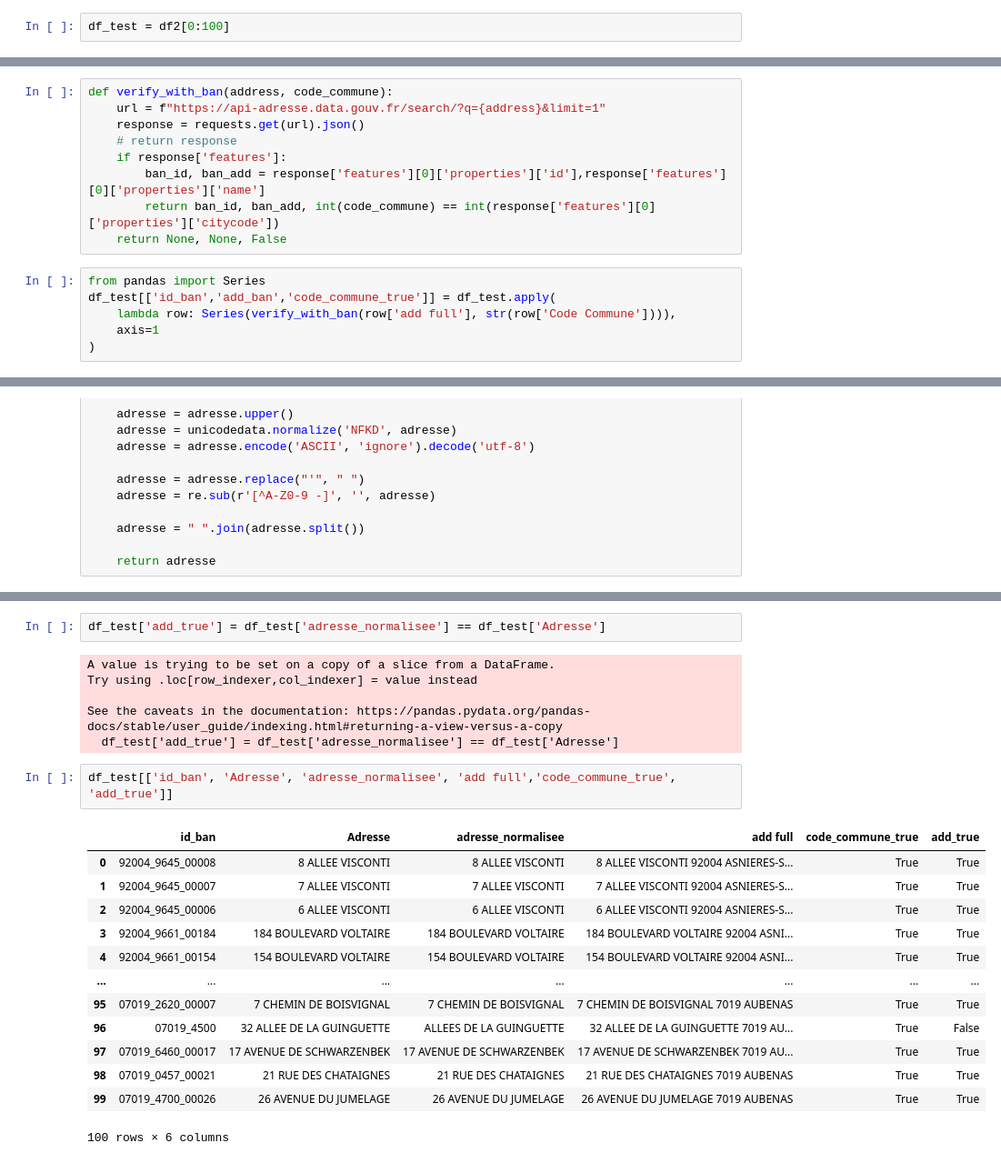
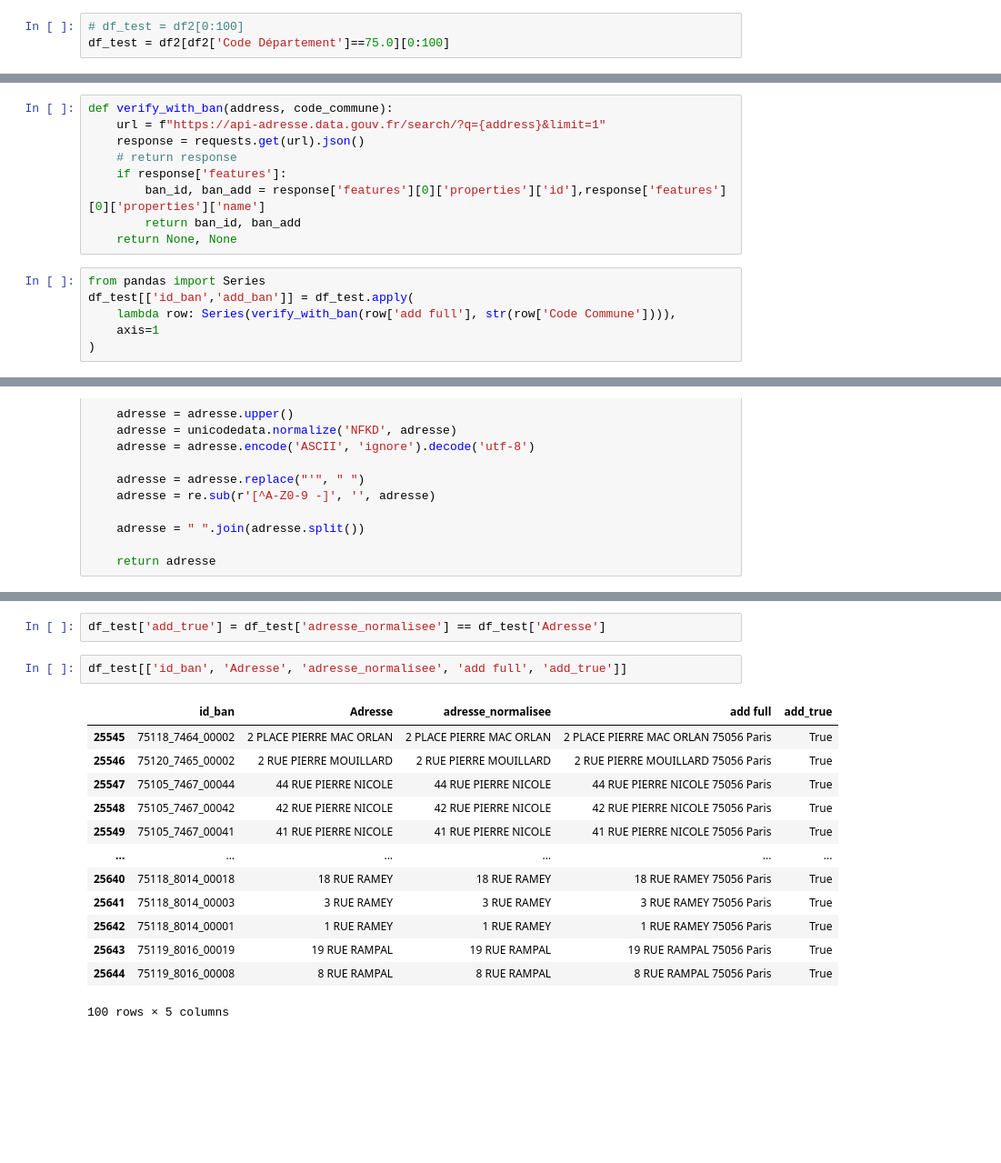
Before and after one commit to FeedAFish/Nov_ODU, a Jupyter notebook: test.ipynb, the cells around one changed output, grey strips where cells are left out. Shown at 91% size. Drawn from its saved outputs; the diff is of its cells as text; blank space fills up the shorter version.

Commit message:
address verify within Paris

```diff
--- a/test.ipynb
+++ b/test.ipynb
@@ -88,7 +88,8 @@ from pandas import read_csv
 # %%
 df2 = read_csv('.data/conso.csv', sep=';')
 # %%
-df_test = df2[0:100]
+# df_test = df2[0:100]
+df_test = df2[df2['Code Département']==75.0][0:100]
 # %%
 df_test.head()
 # %% [output]
@@ -133,11 +128,11 @@ def verify_with_ban(address, code_commune):
     # return response
     if response['features']:
         ban_id, ban_add = response['features'][0]['properties']['id'],response['features'][0]['properties']['name']
-        return ban_id, ban_add, int(code_commune) == int(response['features'][0]['properties']['citycode'])
-    return None, None, False
+        return ban_id, ban_add
+    return None, None
 # %%
 from pandas import Series
-df_test[['id_ban','add_ban','code_commune_true']] = df_test.apply(
+df_test[['id_ban','add_ban']] = df_test.apply(
     lambda row: Series(verify_with_ban(row['add full'], str(row['Code Commune']))),
     axis=1
 )
@@ -261,24 +225,18 @@ df_test[['id_ban', 'add_ban', 'adresse_normalisee', 'add full','code_commune_tru
 # %%
 df_test['add_true'] = df_test['adresse_normalisee'] == df_test['Adresse']
-# %% [output]
-A value is trying to be set on a copy of a slice from a DataFrame.
-Try using .loc[row_indexer,col_indexer] = value instead
-
-See the caveats in the documentation: https://pandas.pydata.org/pandas-docs/stable/user_guide/indexing.html#returning-a-view-versus-a-copy
-  df_test['add_true'] = df_test['adresse_normalisee'] == df_test['Adresse']
 # %%
-df_test[['id_ban', 'Adresse', 'adresse_normalisee', 'add full','code_commune_true', 'add_true']]
+df_test[['id_ban', 'Adresse', 'adresse_normalisee', 'add full', 'add_true']]
 # %% [output]
-|  | id_ban | Adresse | adresse_normalisee | add full | code_commune_true | add_true |
-| 0 | 92004_9645_00008 | 8 ALLEE VISCONTI | 8 ALLEE VISCONTI | 8 ALLEE VISCONTI 92004 ASNIERES-S... | True | True |
-| 1 | 92004_9645_00007 | 7 ALLEE VISCONTI | 7 ALLEE VISCONTI | 7 ALLEE VISCONTI 92004 ASNIERES-S... | True | True |
-| 2 | 92004_9645_00006 | 6 ALLEE VISCONTI | 6 ALLEE VISCONTI | 6 ALLEE VISCONTI 92004 ASNIERES-S... | True | True |
-| 3 | 92004_9661_00184 | 184 BOULEVARD VOLTAIRE | 184 BOULEVARD VOLTAIRE | 184 BOULEVARD VOLTAIRE 92004 ASNI... | True | True |
-| 4 | 92004_9661_00154 | 154 BOULEVARD VOLTAIRE | 154 BOULEVARD VOLTAIRE | 154 BOULEVARD VOLTAIRE 92004 ASNI... | True | True |
-| ... | ... | ... | ... | ... | ... | ... |
-| 95 | 07019_2620_00007 | 7 CHEMIN DE BOISVIGNAL | 7 CHEMIN DE BOISVIGNAL | 7 CHEMIN DE BOISVIGNAL 7019 AUBENAS | True | True |
-| 96 | 07019_4500 | 32 ALLEE DE LA GUINGUETTE | ALLEES DE LA GUINGUETTE | 32 ALLEE DE LA GUINGUETTE 7019 AU... | True | False |
-| 97 | 07019_6460_00017 | 17 AVENUE DE SCHWARZENBEK | 17 AVENUE DE SCHWARZENBEK | 17 AVENUE DE SCHWARZENBEK 7019 AU... | True | True |
-| 98 | 07019_0457_00021 | 21 RUE DES CHATAIGNES | 21 RUE DES CHATAIGNES | 21 RUE DES CHATAIGNES 7019 AUBENAS | True | True |
-| 99 | 07019_4700_00026 | 26 AVENUE DU JUMELAGE | 26 AVENUE DU JUMELAGE | 26 AVENUE DU JUMELAGE 7019 AUBENAS | True | True |
+|  | id_ban | Adresse | adresse_normalisee | add full | add_true |
+| 25545 | 75118_7464_00002 | 2 PLACE PIERRE MAC ORLAN | 2 PLACE PIERRE MAC ORLAN | 2 PLACE PIERRE MAC ORLAN 75056 Paris | True |
+| 25546 | 75120_7465_00002 | 2 RUE PIERRE MOUILLARD | 2 RUE PIERRE MOUILLARD | 2 RUE PIERRE MOUILLARD 75056 Paris | True |
+| 25547 | 75105_7467_00044 | 44 RUE PIERRE NICOLE | 44 RUE PIERRE NICOLE | 44 RUE PIERRE NICOLE 75056 Paris | True |
+| 25548 | 75105_7467_00042 | 42 RUE PIERRE NICOLE | 42 RUE PIERRE NICOLE | 42 RUE PIERRE NICOLE 75056 Paris | True |
+| 25549 | 75105_7467_00041 | 41 RUE PIERRE NICOLE | 41 RUE PIERRE NICOLE | 41 RUE PIERRE NICOLE 75056 Paris | True |
+| ... | ... | ... | ... | ... | ... |
+| 25640 | 75118_8014_00018 | 18 RUE RAMEY | 18 RUE RAMEY | 18 RUE RAMEY 75056 Paris | True |
+| 25641 | 75118_8014_00003 | 3 RUE RAMEY | 3 RUE RAMEY | 3 RUE RAMEY 75056 Paris | True |
+| 25642 | 75118_8014_00001 | 1 RUE RAMEY | 1 RUE RAMEY | 1 RUE RAMEY 75056 Paris | True |
+| 25643 | 75119_8016_00019 | 19 RUE RAMPAL | 19 RUE RAMPAL | 19 RUE RAMPAL 75056 Paris | True |
+| 25644 | 75119_8016_00008 | 8 RUE RAMPAL | 8 RUE RAMPAL | 8 RUE RAMPAL 75056 Paris | True |
-100 rows × 6 columns
+100 rows × 5 columns
```
Also changed, not shown: parts of 11 cells of this notebook.
